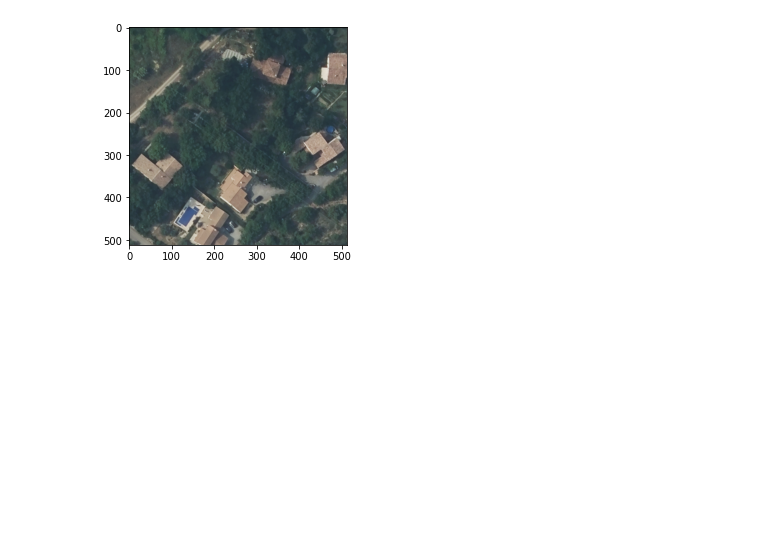
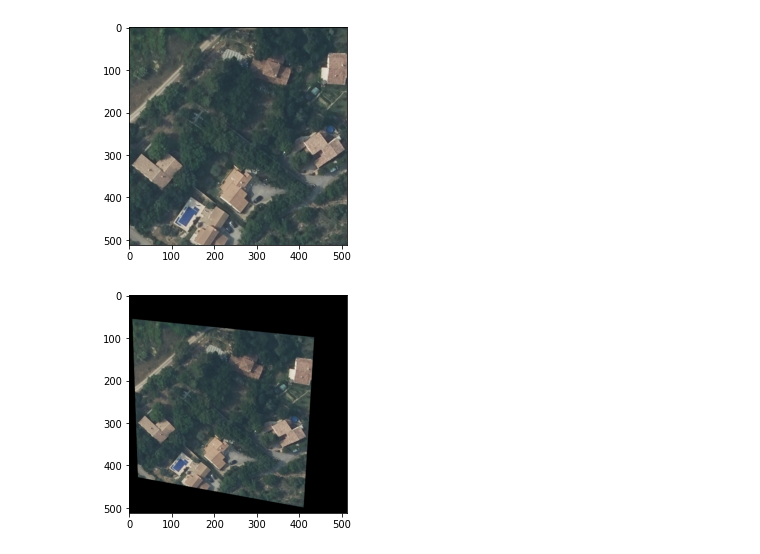
Before and after one commit to association-rosia/flair-2, a Jupyter notebook: notebooks/2.0-lre-controlled-data-augmentation.ipynb, the cells around one changed output. Drawn from its saved outputs; the diff is of its cells as text; code cells hidden in the pictures; blank space fills up the shorter version.

Commit message:
add perspective to the notebook

```diff
--- a/notebooks/2.0-lre-controlled-data-augmentation.ipynb
+++ b/notebooks/2.0-lre-controlled-data-augmentation.ipynb
@@ -40,5 +40,34 @@ img = F.rotate(img, -90)
 display(img)
 # %% [output]
 [figure]
+# %%
+distortion_scale = 0.4
+height = img.shape[1]
+width = img.shape[2]
+
+half_height = height // 2
+half_width = width // 2
+
+topleft = [
+    int(torch.randint(0, int(distortion_scale * half_width) + 1, size=(1,)).item()),
+    int(torch.randint(0, int(distortion_scale * half_height) + 1, size=(1,)).item()),
+]
+topright = [
+    int(torch.randint(width - int(distortion_scale * half_width) - 1, width, size=(1,)).item()),
+    int(torch.randint(0, int(distortion_scale * half_height) + 1, size=(1,)).item()),
+]
+botright = [
+    int(torch.randint(width - int(distortion_scale * half_width) - 1, width, size=(1,)).item()),
+    int(torch.randint(height - int(distortion_scale * half_height) - 1, height, size=(1,)).item()),
+]
+botleft = [
+    int(torch.randint(0, int(distortion_scale * half_width) + 1, size=(1,)).item()),
+    int(torch.randint(height - int(distortion_scale * half_height) - 1, height, size=(1,)).item()),
+]
+startpoints = [[0, 0], [width, 0], [width, height], [0, height]]
+endpoints = [topleft, topright, botright, botleft]
 # %%
-img = F.perspective(img, startpoints=[], endpoints=[])
+img = F.perspective(img, startpoints=startpoints, endpoints=endpoints)
+display(img)
+# %% [output]
+[figure, added]
```
Also changed, not shown: parts of 1 cell of this notebook.
